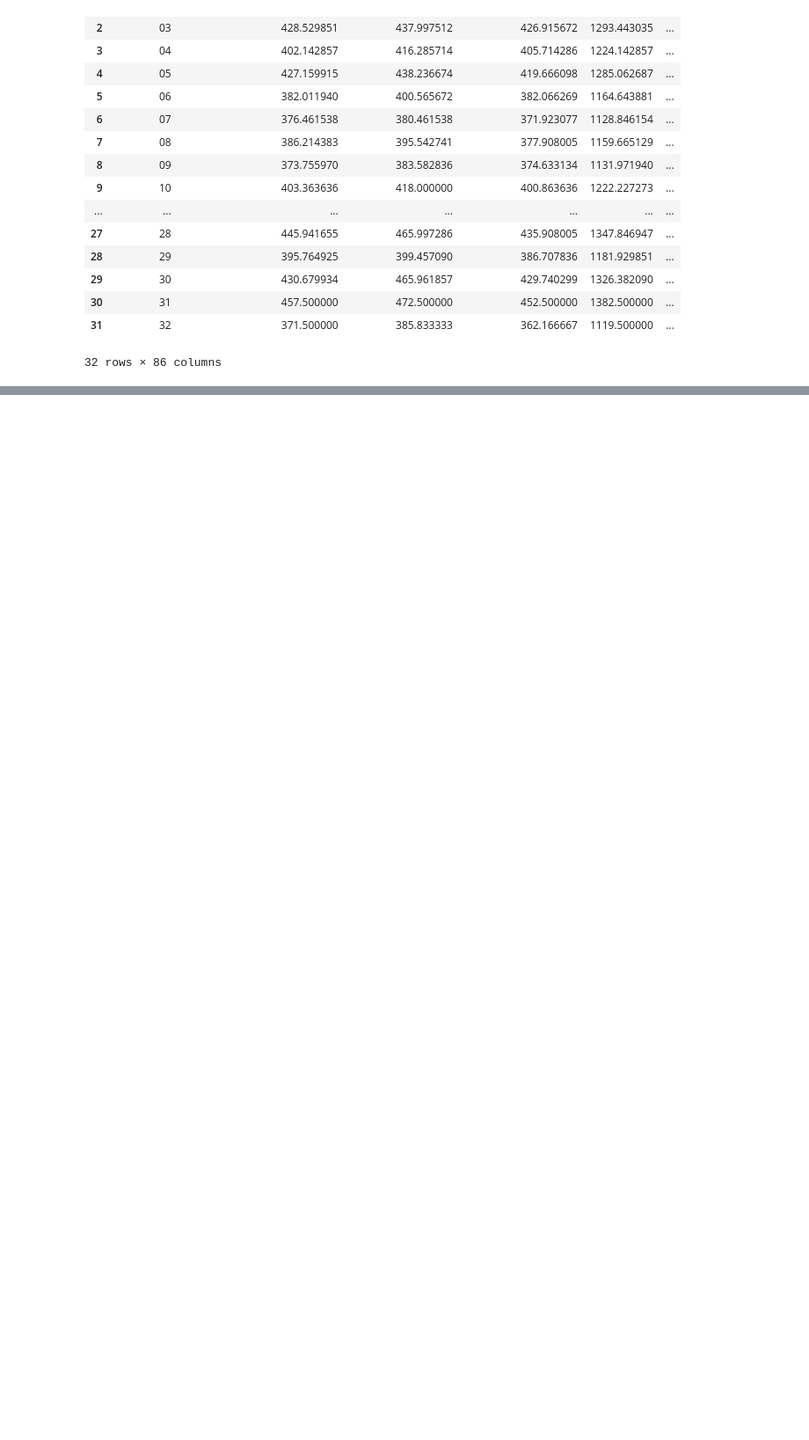
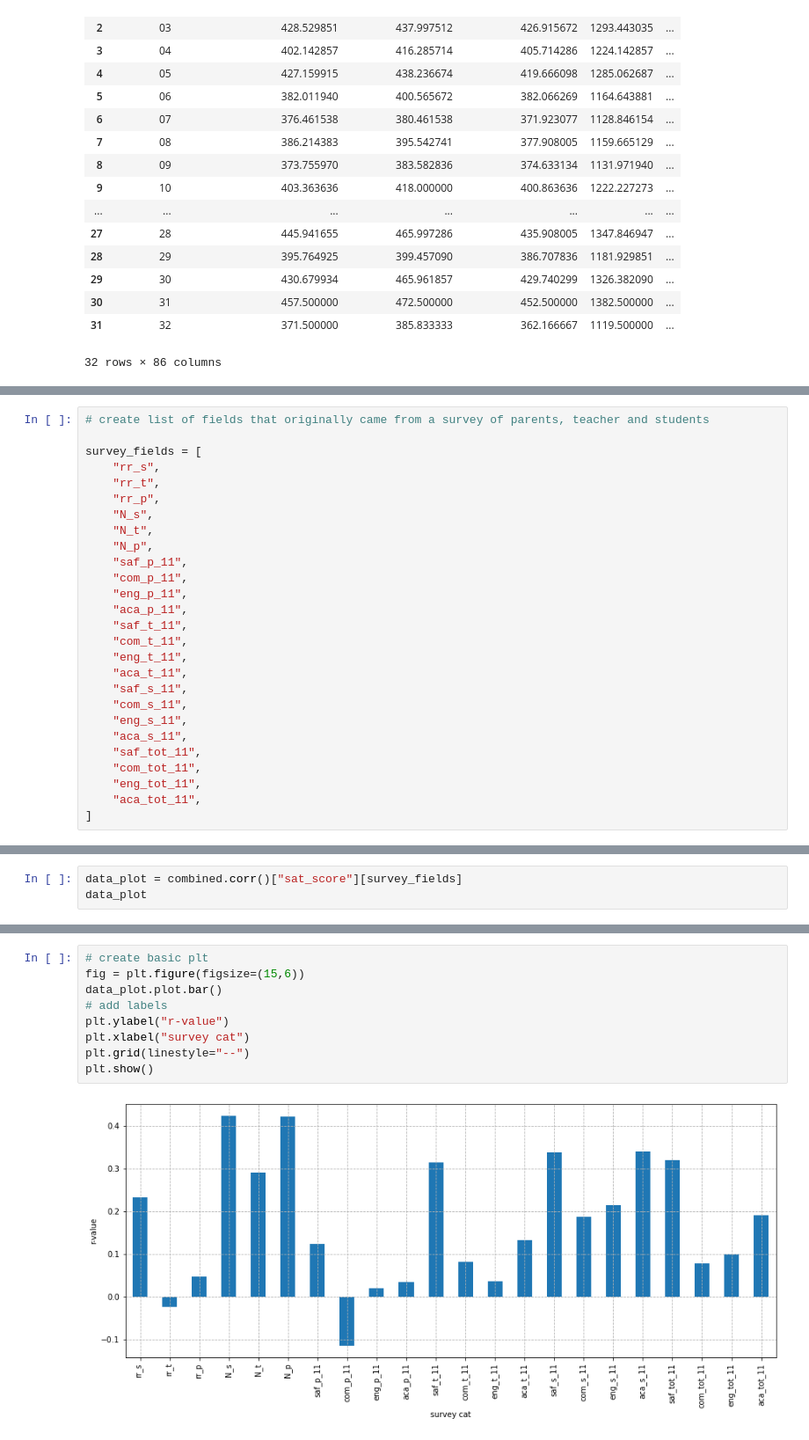
Before and after one commit to aegis301/nyc_high_school_project, a Jupyter notebook: cleaning_project.ipynb, the cells around one changed output, grey strips where cells are left out. Shown at 88% size. Drawn from its saved outputs; the diff is of its cells as text; blank space fills up the shorter version.

```diff
--- a/cleaning_project.ipynb
+++ b/cleaning_project.ipynb
@@ -954,0 +957,27 @@ Name: sat_score, dtype: float64
+# %%
+# create list of fields that originally came from a survey of parents, teacher and students
+
+survey_fields = [
+    "rr_s",
+    "rr_t",
+    "rr_p",
+    "N_s",
+    "N_t",
+    "N_p",
+    "saf_p_11",
+    "com_p_11",
+    "eng_p_11",
+    "aca_p_11",
+    "saf_t_11",
+    "com_t_11",
+    "eng_t_11",
+    "aca_t_11",
+    "saf_s_11",
+    "com_s_11",
+    "eng_s_11",
+    "aca_s_11",
+    "saf_tot_11",
+    "com_tot_11",
+    "eng_tot_11",
+    "aca_tot_11",
+]
@@ -954,0 +1000,3 @@ Name: sat_score, dtype: float64
+# %%
+data_plot = combined.corr()["sat_score"][survey_fields]
+data_plot
@@ -954,0 +1021,11 @@ Name: sat_score, dtype: float64
+# %%
+# create basic plt
+fig = plt.figure(figsize=(15,6))
+data_plot.plot.bar()
+# add labels
+plt.ylabel("r-value")
+plt.xlabel("survey cat")
+plt.grid(linestyle="--")
+plt.show()
+# %% [output]
+[figure, added]
```
Also changed, not shown: parts of 35 cells of this notebook.
